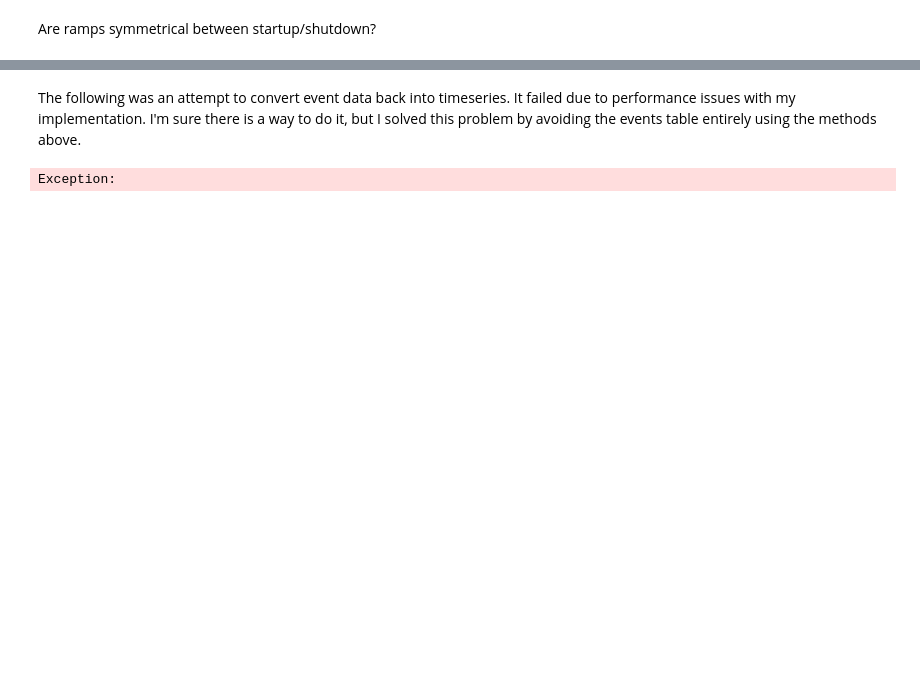
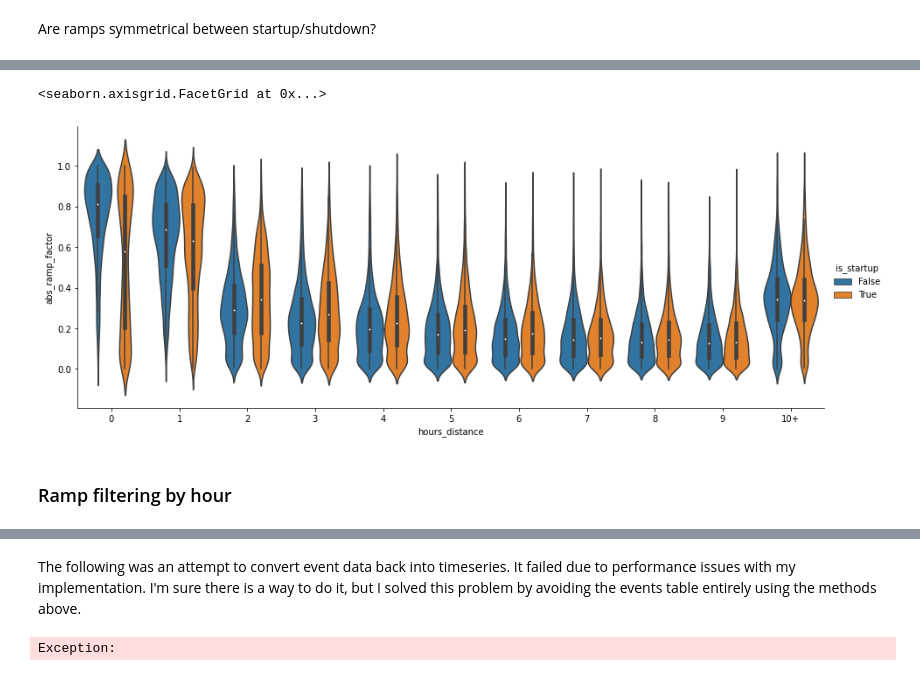
Before and after one commit to catalyst-cooperative/epacems_ramp_rates, a Jupyter notebook: notebooks/3.0-tb-distance_to_startup_shutdown.ipynb, the cells around one changed output, grey strips where cells are left out. Drawn from its saved outputs; the diff is of its cells as text; code cells hidden in the pictures; blank space fills up the shorter version.

```diff
--- a/notebooks/3.0-tb-distance_to_startup_shutdown.ipynb
+++ b/notebooks/3.0-tb-distance_to_startup_shutdown.ipynb
@@ -249,0 +145,10 @@ I'll try calculating ramp rates and coloring the above plot by that.
+# %%
+# Distribution of MAXIMUM ramp factor faceted by distance from startup/shutdown
+# Note that the last category is 10+ hours, not =10
+a = sns.catplot(data=max_ramps, x='hours_distance', y='abs_ramp_factor', hue='is_startup', kind="violin", aspect=2.5)
+a.set_xticklabels(list(range(10))+['10+'])
+# %% [output]
+<seaborn.axisgrid.FacetGrid at 0x...>
+[figure, added]
+# %% [markdown]
+### Ramp filtering by hour
```
Also changed, not shown: parts of 76 cells of this notebook.
